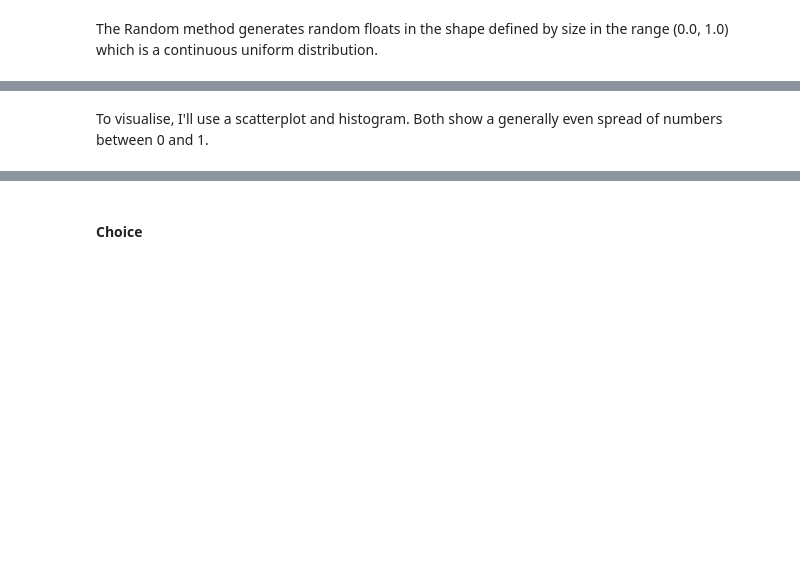
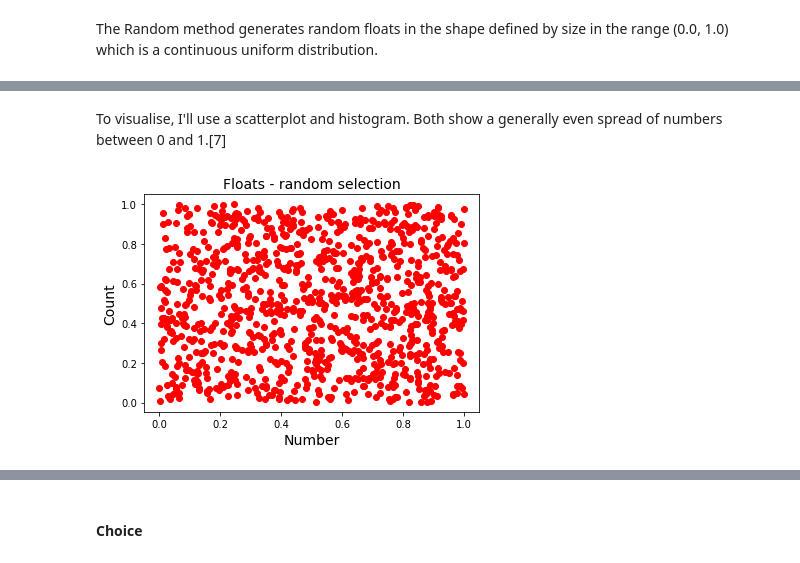
Before and after one commit to Michelleoc/programming-for-data-analysis-assignment, a Jupyter notebook: numpy-random-assignment.ipynb, the cells around one changed output, grey strips where cells are left out. Saved outputs shown, nothing was run; the diff lists cells and outputs as text; code cells hidden in the pictures; blank space fills up the shorter version.

```diff
--- a/numpy-random-assignment.ipynb
+++ b/numpy-random-assignment.ipynb
@@ -205,12 +173,16 @@ rng.random(size=(2,4))
 # %% [markdown]
-To visualise, I'll use a scatterplot and histogram. Both show a generally even spread of numbers between 0 and 1.
+To visualise, I'll use a scatterplot and histogram. Both show a generally even spread of numbers between 0 and 1.[7]
 # %%
 rng = np.random.default_rng()
 x = rng.random(size=(1000))
 y = rng.random(size=(1000))
 plt.scatter(x, y, c='r')
+plt.title('Floats - random selection', size=14)
+plt.xlabel('Number', size=14)
+plt.ylabel('Count', size=14)
 plt.show()
-# https://www.codingem.com/scatter-plots-in-python/
+# %% [output]
+[figure, added]
 # %%
 rng = np.random.default_rng()
 x = rng.random(size=(1000), dtype=np.float64,out=None)
```
Also changed, not shown: parts of 92 cells of this notebook, 4 other files.
